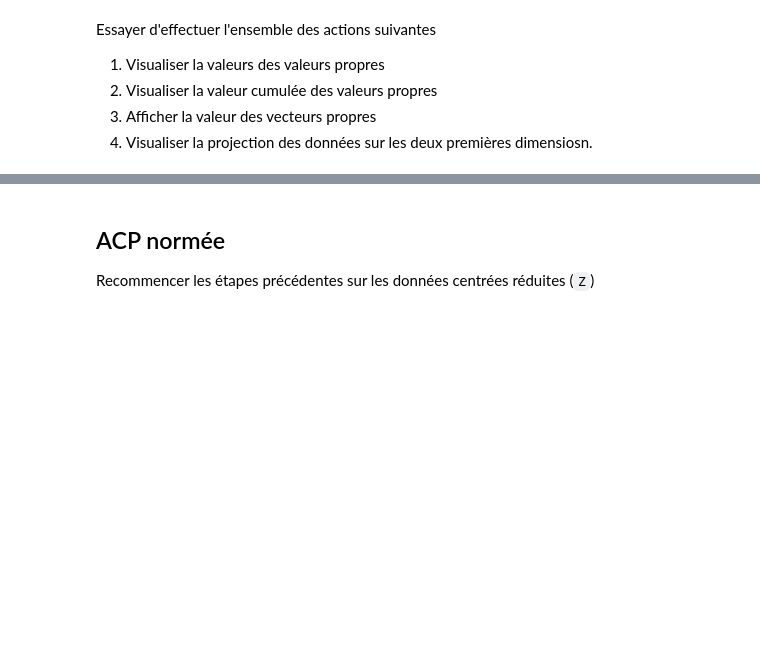
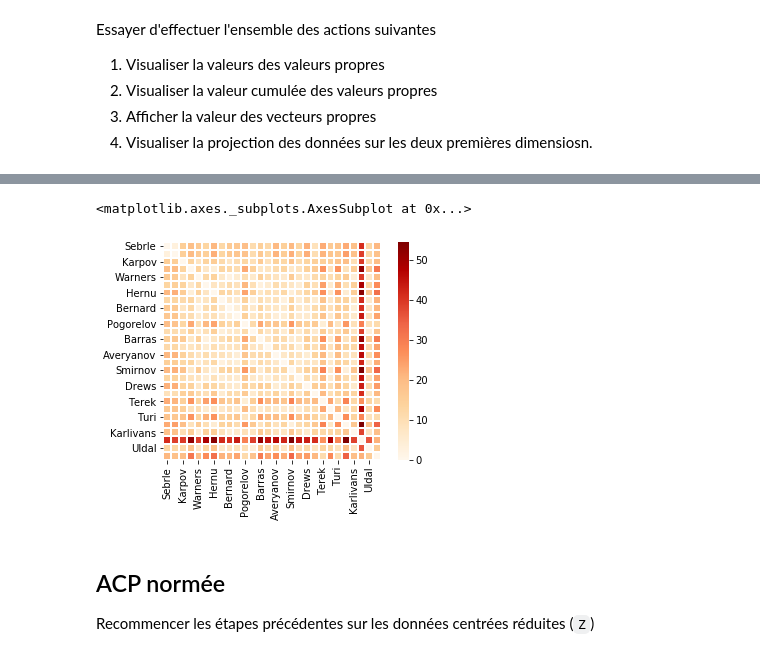
Before and after one commit to MrRedbloX/M1_INFO, a Jupyter notebook: INF2249_AlgorithmiqueDonnees/TP2/RessourcesTPACP/TP_ACP.ipynb, the cells around one changed output, grey strips where cells are left out. Cells and saved outputs as stored; diff of their text form; code cells hidden in the pictures; blank space fills up the shorter version.

```diff
--- a/INF2249_AlgorithmiqueDonnees/TP2/RessourcesTPACP/TP_ACP.ipynb
+++ b/INF2249_AlgorithmiqueDonnees/TP2/RessourcesTPACP/TP_ACP.ipynb
@@ -416,3 +416,10 @@ Nous allons travailler avec un nouveau jeu de données ``decathlon.csv``.
 Charger les données dans un dataframe ``X``.
 
 Créer les dataframes ``Y`` et ``Z`` qui correspondent aux données centrées et centrées-réduites, respectivement.
+# %%
+from pandas import DataFrame, read_csv
+import matplotlib.pyplot as plt
+import pandas as pd
+
+data = pd.read_csv('decathlon.csv',sep=';',index_col=0)
+data
@@ -432,3 +465,8 @@ Essayer d'effectuer l'ensemble des actions suivantes
 2. Visualiser la valeur cumulée des valeurs propres
 3. Afficher la valeur des vecteurs propres
 4. Visualiser la projection des données sur les deux premières dimensiosn.
+# %%
+pca = PCA()
+comp = pca.fit_transform(data)
+df = pd.DataFrame(data = comp, columns = data.columns, index=data.index)
+df
@@ -435,3 +491,22 @@ Essayer d'effectuer l'ensemble des actions suivantes
+# %%
+import seaborn as sns
+from scipy.spatial.distance import pdist
+from scipy.spatial.distance import squareform
+
+pairwise = pd.DataFrame(
+    squareform(pdist(df)),
+    columns = df.index,
+    index = df.index
+)
+sns.heatmap(
+    pairwise,
+    cmap='OrRd',
+    linewidth=1,
+    square=True
+)
+# %% [output]
+<matplotlib.axes._subplots.AxesSubplot at 0x...>
+[figure, added]
 # %% [markdown]
 ## ACP normée
 Recommencer les étapes précédentes sur les données centrées réduites (``Z``)
```
Also changed, not shown: parts of 7 cells of this notebook.
